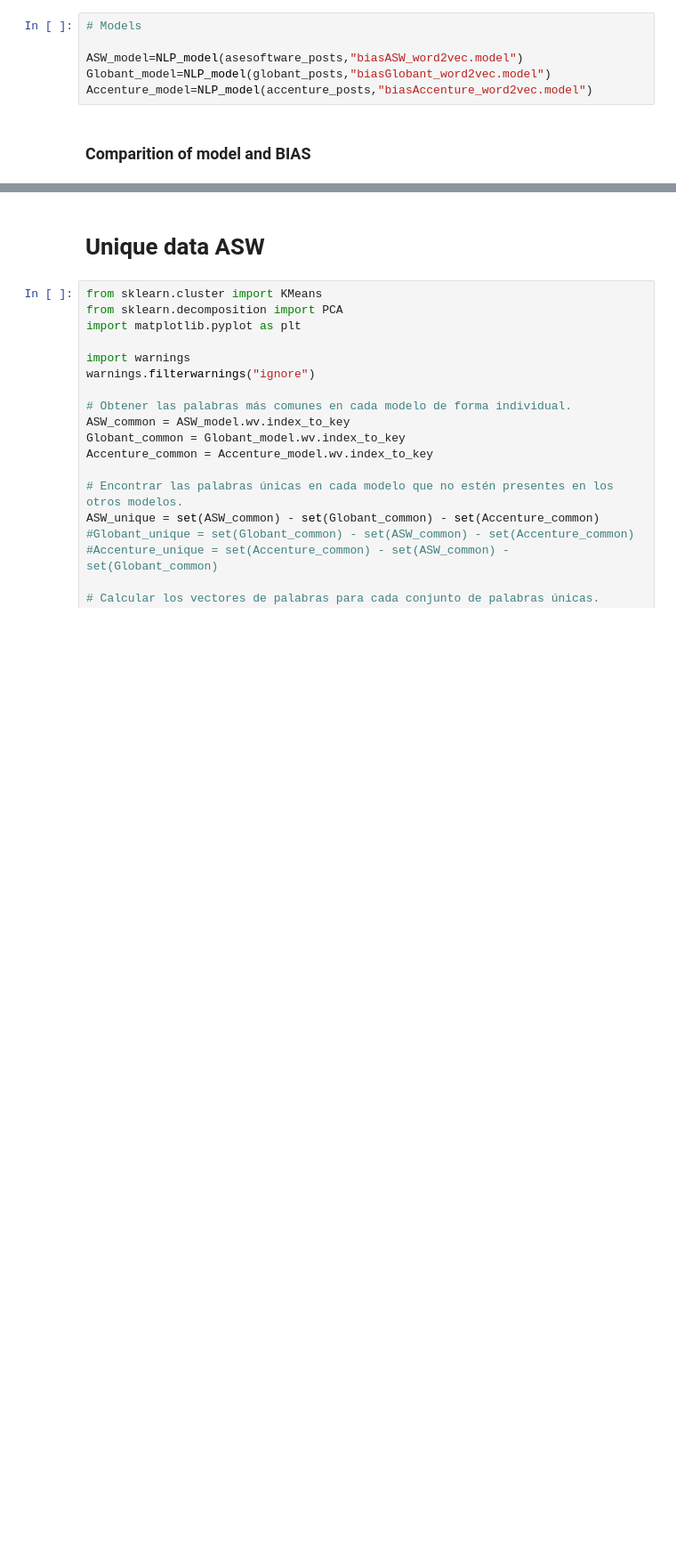
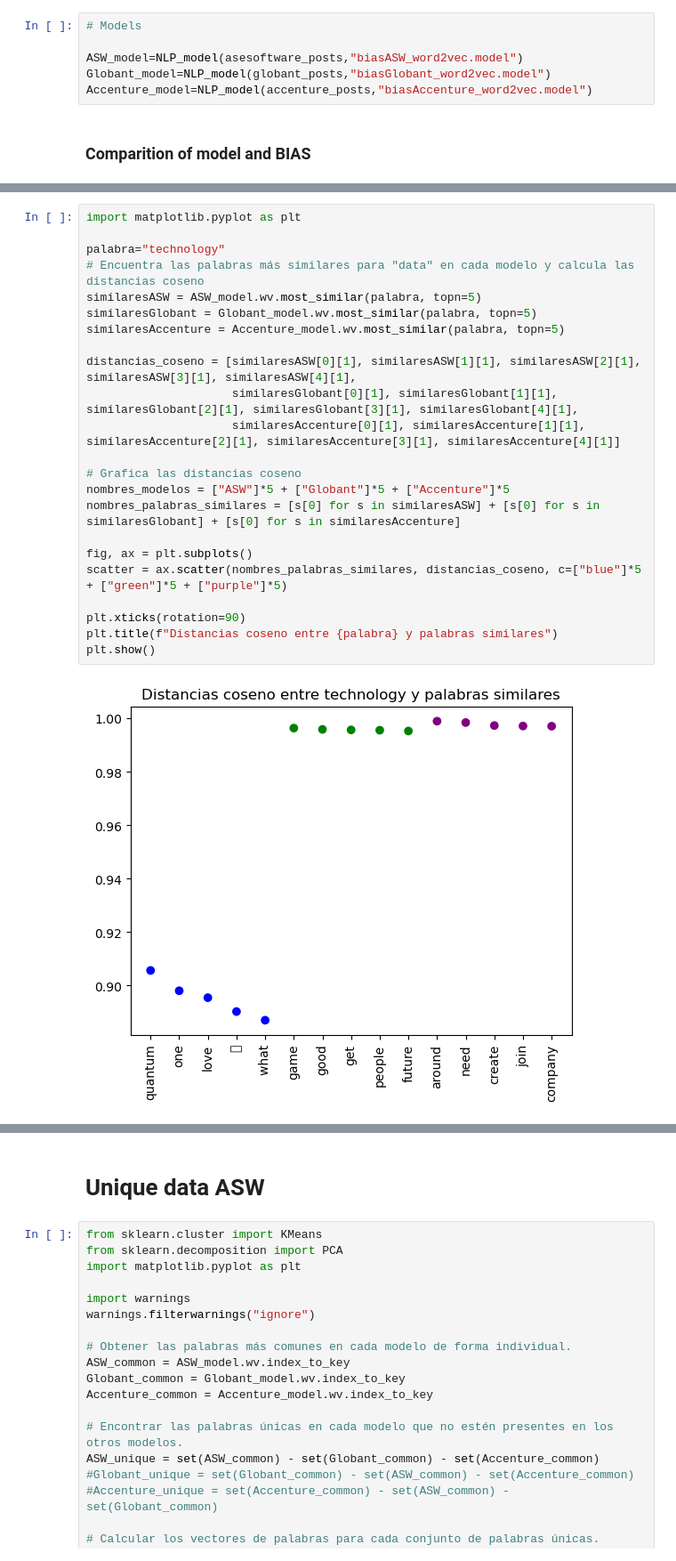
Before and after one commit to williamasesoftware/Research_bias, a Jupyter notebook: Competitors/BIAS_companies_comparation.ipynb, the cells around one changed output, grey strips where cells are left out. Shown at 89% size. Drawn from its saved outputs; the diff is of its cells as text; blank space fills up the shorter version.

```diff
--- a/Competitors/BIAS_companies_comparation.ipynb
+++ b/Competitors/BIAS_companies_comparation.ipynb
@@ -380,0 +80,25 @@ Accenture:  [('remarkable', 0.9106674790382385), ('compassion', 0.90623402595520
+# %%
+import matplotlib.pyplot as plt
+
+palabra="technology"
+# Encuentra las palabras más similares para "data" en cada modelo y calcula las distancias coseno
+similaresASW = ASW_model.wv.most_similar(palabra, topn=5)
+similaresGlobant = Globant_model.wv.most_similar(palabra, topn=5)
+similaresAccenture = Accenture_model.wv.most_similar(palabra, topn=5)
+
+distancias_coseno = [similaresASW[0][1], similaresASW[1][1], similaresASW[2][1], similaresASW[3][1], similaresASW[4][1],
+                     similaresGlobant[0][1], similaresGlobant[1][1], similaresGlobant[2][1], similaresGlobant[3][1], similaresGlobant[4][1],
+                     similaresAccenture[0][1], similaresAccenture[1][1], similaresAccenture[2][1], similaresAccenture[3][1], similaresAccenture[4][1]]
+
+# Grafica las distancias coseno
+nombres_modelos = ["ASW"]*5 + ["Globant"]*5 + ["Accenture"]*5
+nombres_palabras_similares = [s[0] for s in similaresASW] + [s[0] for s in similaresGlobant] + [s[0] for s in similaresAccenture]
+
+fig, ax = plt.subplots()
+scatter = ax.scatter(nombres_palabras_similares, distancias_coseno, c=["blue"]*5 + ["green"]*5 + ["purple"]*5)
+
+plt.xticks(rotation=90)
+plt.title(f"Distancias coseno entre {palabra} y palabras similares")
+plt.show()
+# %% [output]
+[figure, added]
```
Also changed, not shown: parts of 34 cells of this notebook, 2 other files.
